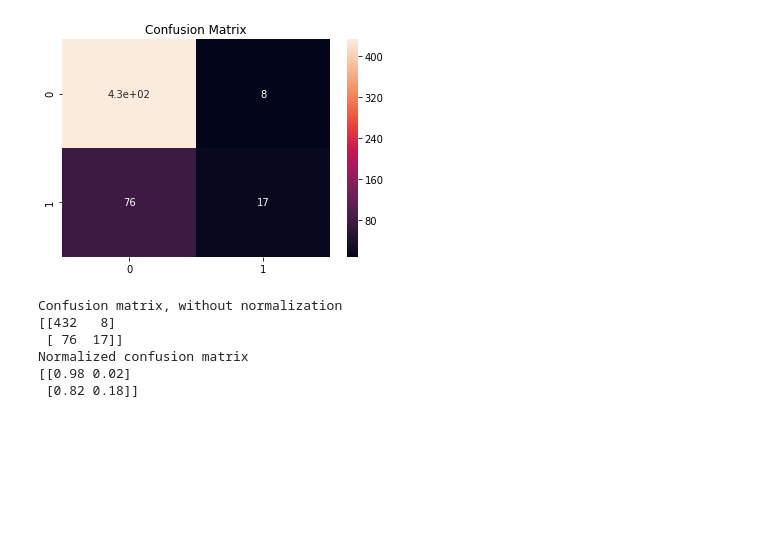
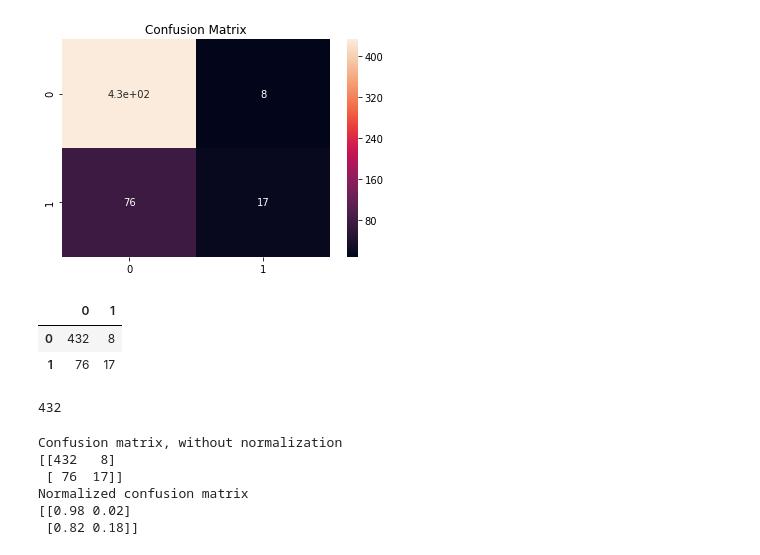
Before and after one commit to BellaLSun/Customer_Churn, a Jupyter notebook: 02 skleran_LR.ipynb, the cells around one changed output. Drawn from its saved outputs; the diff is of its cells as text; code cells hidden in the pictures; blank space fills up the shorter version.

```diff
--- a/02 skleran_LR.ipynb
+++ b/02 skleran_LR.ipynb
@@ -103,3 +122,13 @@ sns.heatmap(cm,annot=True)
 # %% [output]
 <matplotlib.axes._subplots.AxesSubplot at 0x...>
 [figure]
+# %%
+cm
+# %% [output]
+|  | 0 | 1 |
+| 0 | 432 | 8 |
+| 1 | 76 | 17 |
+# %%
+cm.iloc[0,0]
+# %% [output]
+432
```
Also changed, not shown: parts of 4 cells of this notebook, 2 other files.
